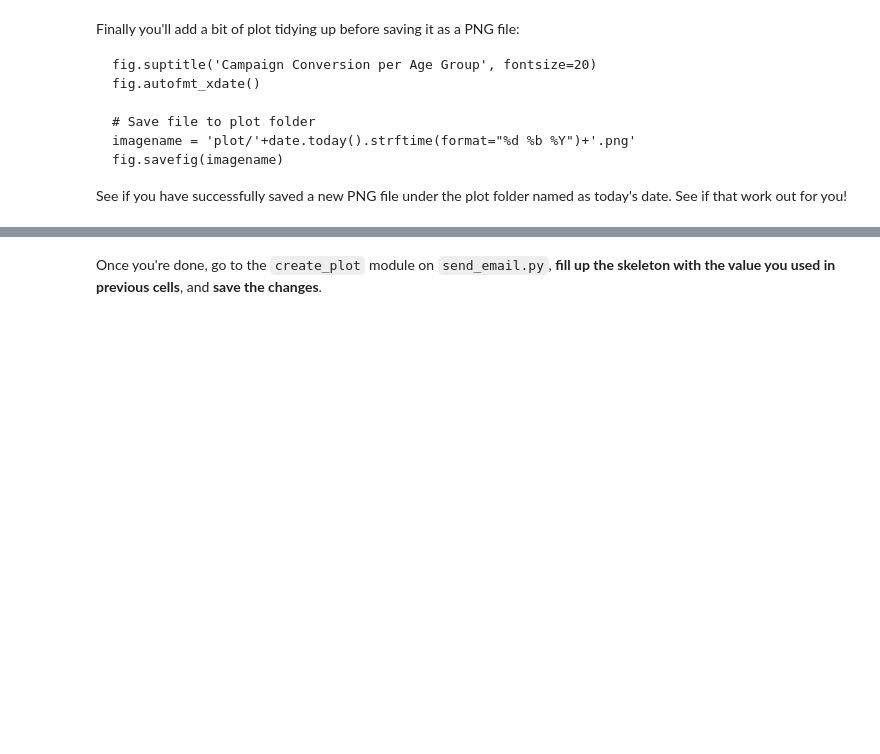
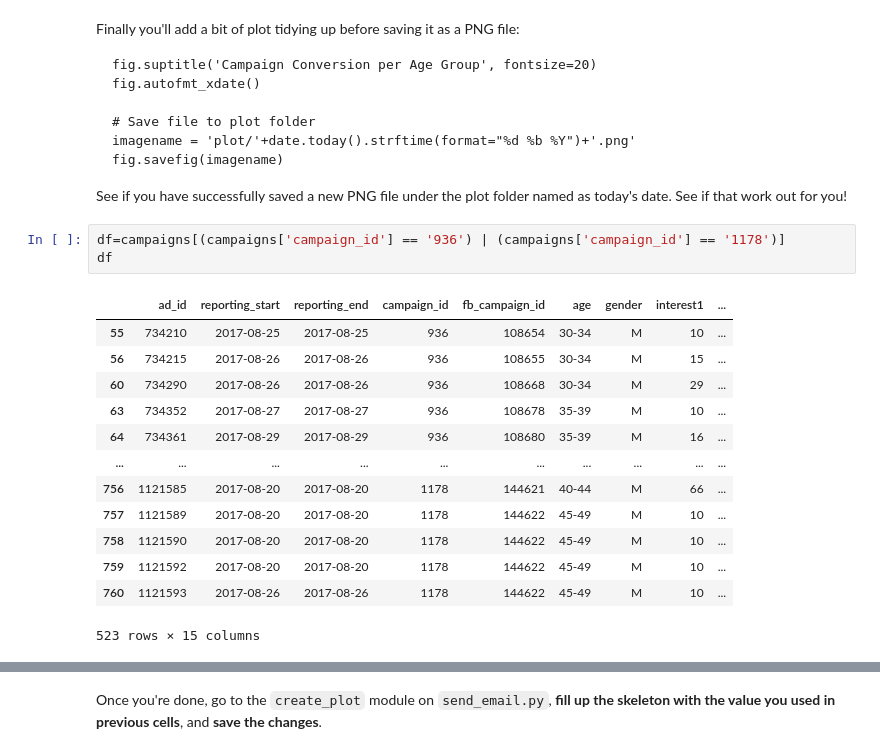
Before and after one commit to dannynur1212/capstone1, a Jupyter notebook: helper.ipynb, the cells around one changed output, grey strips where cells are left out. Saved outputs shown, nothing was run; the diff lists cells and outputs as text; blank space fills up the shorter version.

````diff
--- a/helper.ipynb
+++ b/helper.ipynb
@@ -154,3 +299,20 @@ imagename = 'plot/'+date.today().strftime(format="%d %b %Y")+'.png'
 fig.savefig(imagename)
 ```
 See if you have successfully saved a new PNG file under the plot folder named as today's date. See if that work out for you!
+# %%
+df=campaigns[(campaigns['campaign_id'] == '936') | (campaigns['campaign_id'] == '1178')]
+df
+# %% [output]
+|  | ad_id | reporting_start | reporting_end | campaign_id | fb_campaign_id | age | gender | interest1 | ... |
+| 55 | 734210 | 2017-08-25 | 2017-08-25 | 936 | 108654 | 30-34 | M | 10 | ... |
+| 56 | 734215 | 2017-08-26 | 2017-08-26 | 936 | 108655 | 30-34 | M | 15 | ... |
+| 60 | 734290 | 2017-08-26 | 2017-08-26 | 936 | 108668 | 30-34 | M | 29 | ... |
+| 63 | 734352 | 2017-08-27 | 2017-08-27 | 936 | 108678 | 35-39 | M | 10 | ... |
+| 64 | 734361 | 2017-08-29 | 2017-08-29 | 936 | 108680 | 35-39 | M | 16 | ... |
+| ... | ... | ... | ... | ... | ... | ... | ... | ... | ... |
+| 756 | 1121585 | 2017-08-20 | 2017-08-20 | 1178 | 144621 | 40-44 | M | 66 | ... |
+| 757 | 1121589 | 2017-08-20 | 2017-08-20 | 1178 | 144622 | 45-49 | M | 10 | ... |
+| 758 | 1121590 | 2017-08-20 | 2017-08-20 | 1178 | 144622 | 45-49 | M | 10 | ... |
+| 759 | 1121592 | 2017-08-20 | 2017-08-20 | 1178 | 144622 | 45-49 | M | 10 | ... |
+| 760 | 1121593 | 2017-08-26 | 2017-08-26 | 1178 | 144622 | 45-49 | M | 10 | ... |
+523 rows × 15 columns
````
Also changed, not shown: parts of 28 cells of this notebook, 3 other files.
